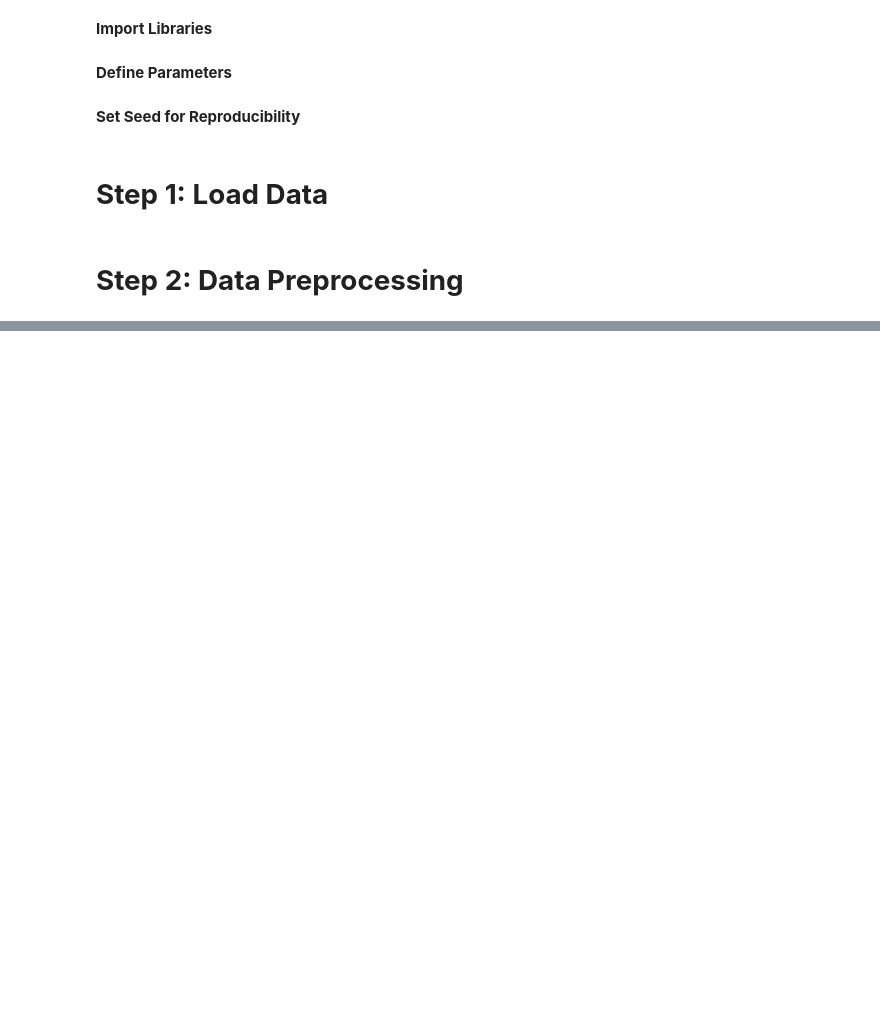
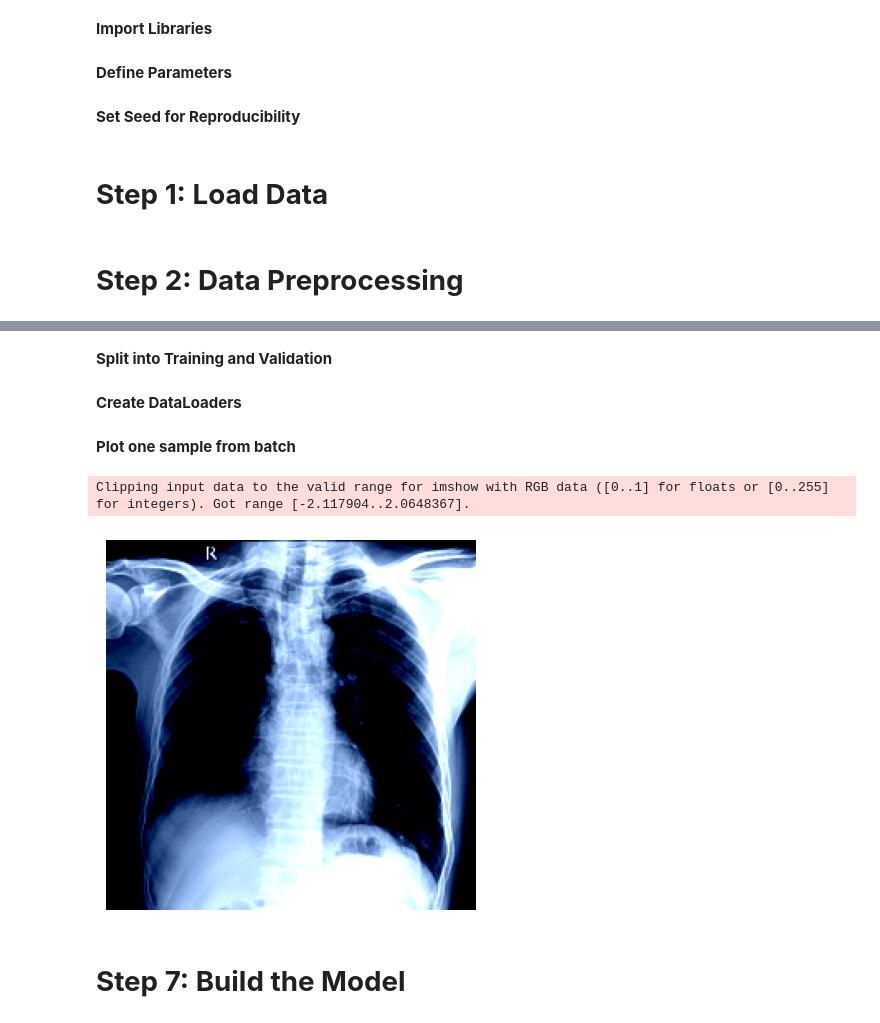
Before and after one commit to bjorneme/master_thesis, a Jupyter notebook: notebooks_VinDr-CXR/DenseNet121/DenseNet121.ipynb, the cells around one changed output, grey strips where cells are left out. Cells and saved outputs as stored; diff of their text form; code cells hidden in the pictures; blank space fills up the shorter version.

```diff
--- a/notebooks_VinDr-CXR/DenseNet121/DenseNet121.ipynb
+++ b/notebooks_VinDr-CXR/DenseNet121/DenseNet121.ipynb
@@ -98,7 +103,13 @@ def load_labels(csv_path, image_path):
     return labels_df
 
 # Path to the labels CSV file
-labels_csv_path = os.path.join(EXTRACTED_PATH, 'train.csv')
+train_csv_path = os.path.join(EXTRACTED_PATH, 'train.csv')
+# test_csv_path = os.path.join(EXTRACTED_PATH, 'test.csv')
 
 # Load and preprocess the labels
-labels_df = load_labels(labels_csv_path, EXTRACTED_PATH)
+train_val_df = load_labels(train_csv_path, EXTRACTED_PATH)
+# test_df = load_labels(test_csv_path, EXTRACTED_PATH)
+
+# Verify Split Sizes
+print(f"Train size: {train_val_df.shape[0]}")
+# print(f"Test size: {test_df.shape[0]}")
@@ -104,0 +191,38 @@ labels_df = load_labels(labels_csv_path, EXTRACTED_PATH)
+# %%
+train_dataset = ChestXrayDataset(train_val_df, transform=train_transforms)
+# test_dataset = ChestXrayDataset(test_df, transform=test_transforms)
+# %% [markdown]
+**Split into Training and Validation**
+# %%
+train_size = int(0.8 * len(train_dataset))
+val_size = len(train_dataset) - train_size
+train_dataset, val_dataset = random_split(train_dataset, [train_size, val_size])
+# %% [markdown]
+**Create DataLoaders**
+# %%
+train_loader = DataLoader(train_dataset, batch_size=BATCH_SIZE, shuffle=True, num_workers=4)
+val_loader = DataLoader(val_dataset, batch_size=BATCH_SIZE, shuffle=False, num_workers=4)
+# test_loader = DataLoader(test_dataset, batch_size=BATCH_SIZE, shuffle=False, num_workers=4)
+# %% [markdown]
+**Plot one sample from batch**
+# %%
+# Retrieve one batch of data from training loader
+data_iter = iter(train_loader)
+images, boxes, labels = next(data_iter)
+
+# Select the first image
+img = images[0]
+label = labels[0]
+
+# Convert to [H, W, C]
+img = img.permute(1, 2, 0)
+
+# Display
+plt.imshow(img)
+plt.axis('off')
+plt.show()
+# %% [output]
+Clipping input data to the valid range for imshow with RGB data ([0..1] for floats or [0..255] for integers). Got range [-2.117904..2.0648367].
+[figure, added]
+# %% [markdown]
+# **Step 7: Build the Model**
```
Also changed, not shown: parts of 8 cells of this notebook.
